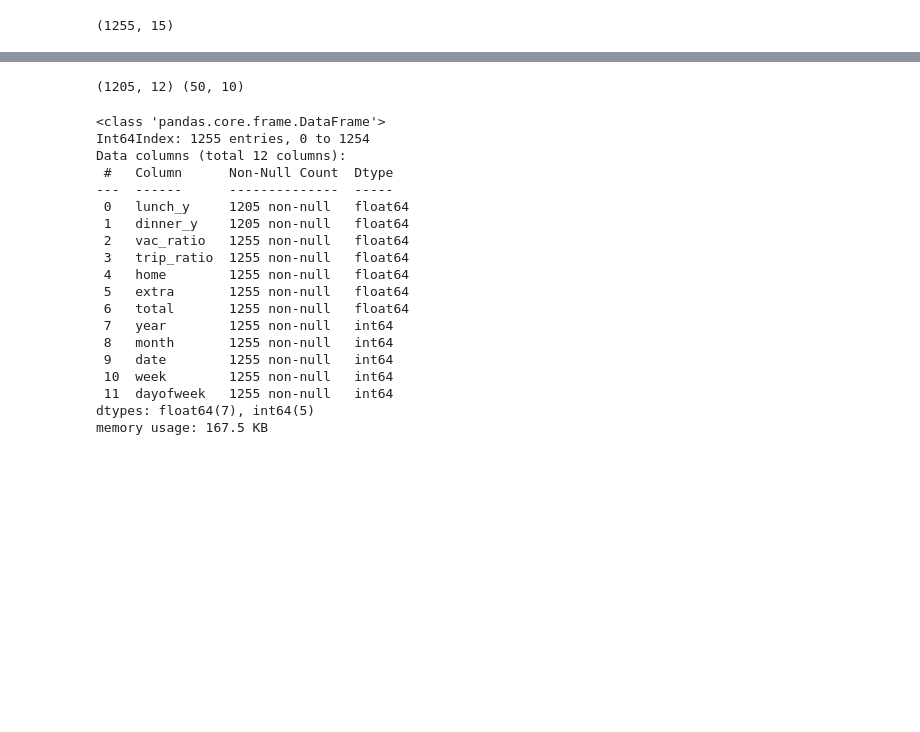
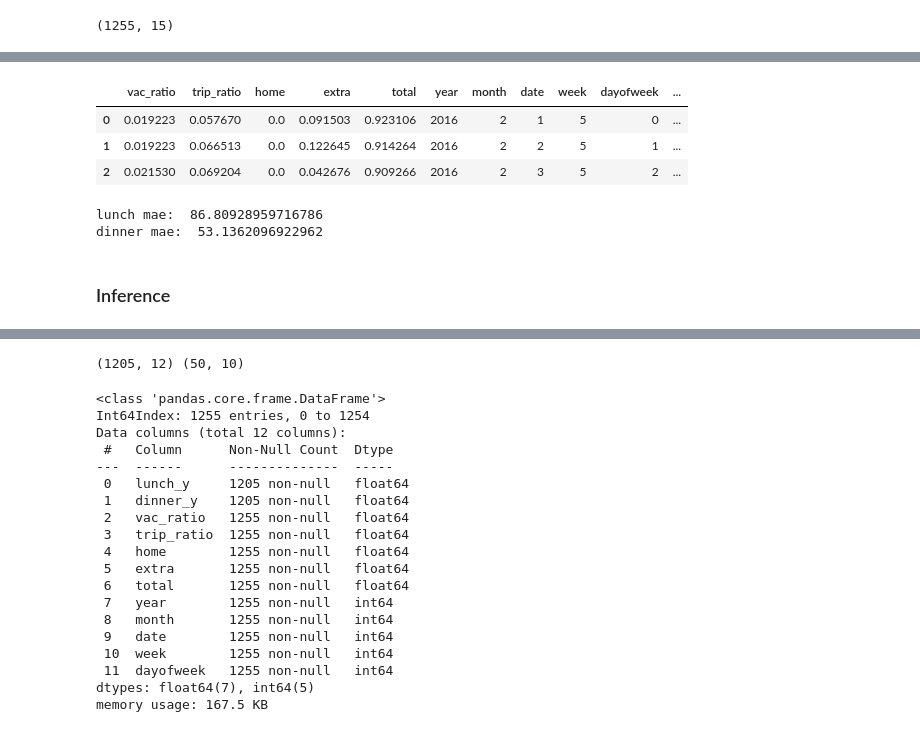
Before and after one commit to Haebuk/Python_Machine_Learning, a Jupyter notebook: 구내식당식수예측.ipynb, the cells around one changed output, grey strips where cells are left out. Saved outputs shown, nothing was run; the diff lists cells and outputs as text; code cells hidden in the pictures; blank space fills up the shorter version.

```diff
--- a/구내식당식수예측.ipynb
+++ b/구내식당식수예측.ipynb
@@ -317,0 +625,15 @@ all_df.shape
+# %%
+def food_combinations(train=True):
+    col = ['breakfast', 'lunch', 'dinner']
+    array = []
+    if train:
+        for c in col:
+            for l in all_df[:len(train_df)][c]:
+                array.append(l)
+    else:
+        for c in col:
+            for l in all_df[len(train_df):][c]:
+                array.append(l)
+    print(len(array))
+    print(array[:3])
+    return array
@@ -317,0 +715,3 @@ all_df.shape
+# %%
+train_df = all_df[:len(train_df)]
+print(train_df.shape)
@@ -317,0 +720,17 @@ all_df.shape
+# %%
+def food_embedding(menu_row):
+    vec_ = np.zeros(args.emb_dim)
+    for i in menu_row:
+        vec = model.wv.get_vector(i)
+        vec_ += vec
+    vec_ /= len(menu_row)
+    return vec_
+# %%
+train_df['breakfast_embedding'] = train_df['breakfast'].apply(lambda x: food_embedding(x))
+train_df['lunch_embedding'] = train_df['lunch'].apply(lambda x: food_embedding(x))
+train_df['dinner_embedding'] = train_df['dinner'].apply(lambda x: food_embedding(x))
+y_lunch = train_df['lunch_y']
+y_dinner = train_df['dinner_y']
+
+train_df.drop(['breakfast', 'lunch', 'dinner', 'lunch_y', 'dinner_y'], axis=1, inplace=True)
+X_common = train_df.iloc[:, :10]
@@ -317,0 +757,7 @@ all_df.shape
+# %%
+train_df.head(3)
+# %% [output]
+|  | vac_ratio | trip_ratio | home | extra | total | year | month | date | week | dayofweek | ... |
+| 0 | 0.019223 | 0.057670 | 0.0 | 0.091503 | 0.923106 | 2016 | 2 | 1 | 5 | 0 | ... |
+| 1 | 0.019223 | 0.066513 | 0.0 | 0.122645 | 0.914264 | 2016 | 2 | 2 | 5 | 1 | ... |
+| 2 | 0.021530 | 0.069204 | 0.0 | 0.042676 | 0.909266 | 2016 | 2 | 3 | 5 | 2 | ... |
@@ -317,0 +779,19 @@ all_df.shape
+# %%
+# Simple LGBM Regressor w/o tuning
+model_lunch = LGBMRegressor()
+model_lunch.fit(X_train_lunch, y_train_lunch)
+
+model_dinner = LGBMRegressor()
+model_dinner.fit(X_train_dinner, y_train_dinner)
+
+# Validate
+pred_lunch = model_lunch.predict(X_test_lunch)
+pred_dinner = model_dinner.predict(X_test_dinner)
+
+print("lunch mae: ", mean_absolute_error(y_test_lunch, pred_lunch))
+print("dinner mae: ", mean_absolute_error(y_test_dinner, pred_dinner))
+# %% [output]
+lunch mae:  86.80928959716786
+dinner mae:  53.1362096922962
+# %% [markdown]
+### Inference
```
Also changed, not shown: parts of 72 cells of this notebook.
